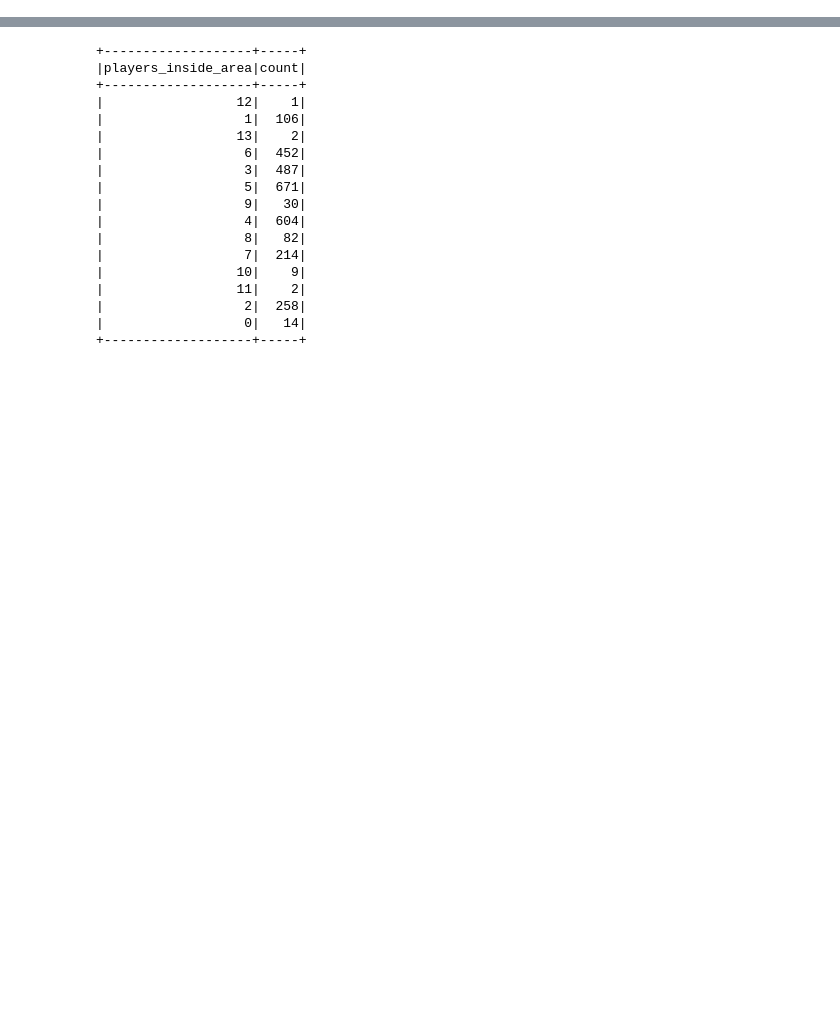
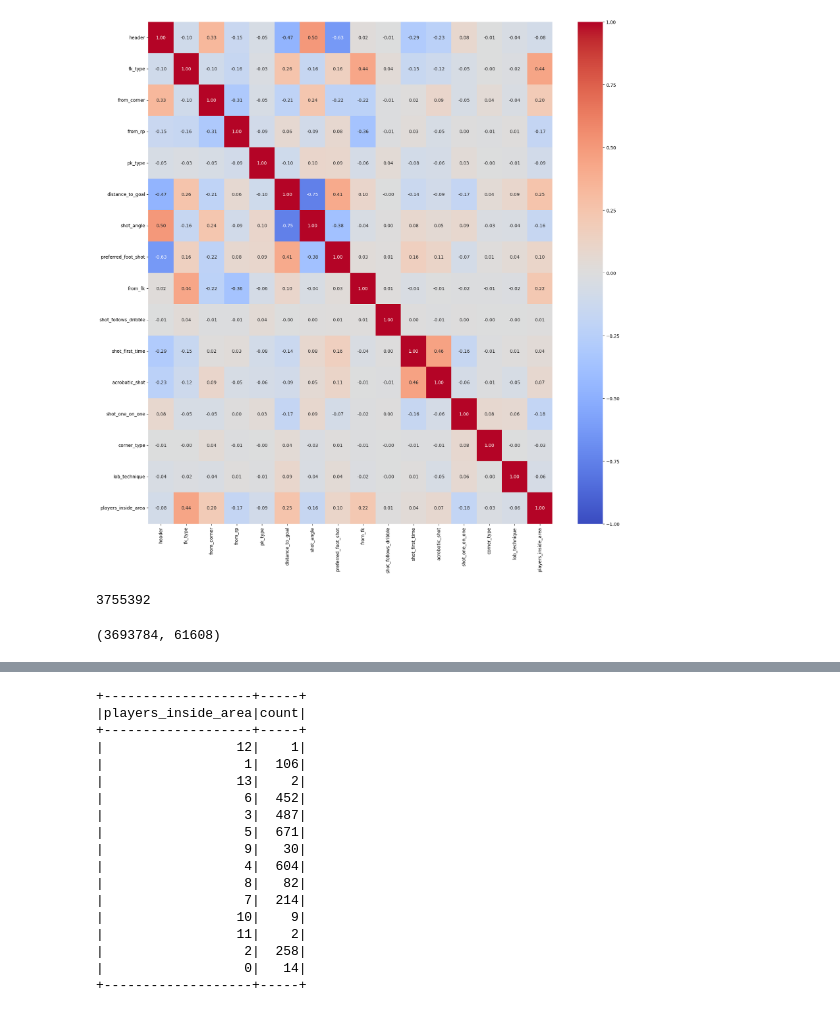
Before and after one commit to GuechtouliAnis/xG-model, a Jupyter notebook: under_to_sb.ipynb, the cells around one changed output, grey strips where cells are left out. Cells and saved outputs as stored; diff of their text form; code cells hidden in the pictures; blank space fills up the shorter version.

```diff
--- a/under_to_sb.ipynb
+++ b/under_to_sb.ipynb
@@ -22,3 +25,7 @@ FEATURES = ['from_rp','from_fk','from_corner','from_counter',
+# %%
+features = ['header','fk_type','from_corner','from_rp','pk_type','distance_to_goal','shot_angle','preferred_foot_shot',
+            'from_fk','shot_follows_dribble','shot_first_time','acrobatic_shot','shot_one_on_one','corner_type',
+            'lob_technique','players_inside_area']
 # %%
 # check if the columns are in the dataframe
 for feature in FEATURES:
@@ -33,0 +34,9 @@ Column players_inside_area not in dataframe
+# %%
+shots_sb = shots_sb.withColumn('acrobatic_shot',
+                    when((col('half_volley_technique')==1)
+                         | (col('volley_technique')==1)
+                         | (col('overhead_technique')==1),1).otherwise(0)).drop('half_volley_technique',
+                                                                                'volley_technique',
+                                                                                'overhead_technique')
+# %%
+p = shots_sb.drop('id','player_id','shot_location_x','shot_location_y','shot_outcome','sb_prediction').toPandas()
@@ -33,0 +45,10 @@ Column players_inside_area not in dataframe
+# %%
+# correlation matrix between the features using seaborn
+import seaborn as sns
+import matplotlib.pyplot as plt
+plt.figure(figsize=(20,20))
+cor = p[features].corr()
+sns.heatmap(cor, annot=True, fmt=".2f",vmin=-1, vmax=1, cmap='coolwarm')
+plt.show()
+# %% [output]
+[figure, added]
@@ -33,0 +62,8 @@ Column players_inside_area not in dataframe
+# %%
+shots.select(variables).union(shots_sb.select(variables)).count()
+# %% [output]
+3755392
+# %%
+shots.count(), shots_sb.count()
+# %% [output]
+(3693784, 61608)
```
Also changed, not shown: parts of 80 cells of this notebook, 6 other files.
